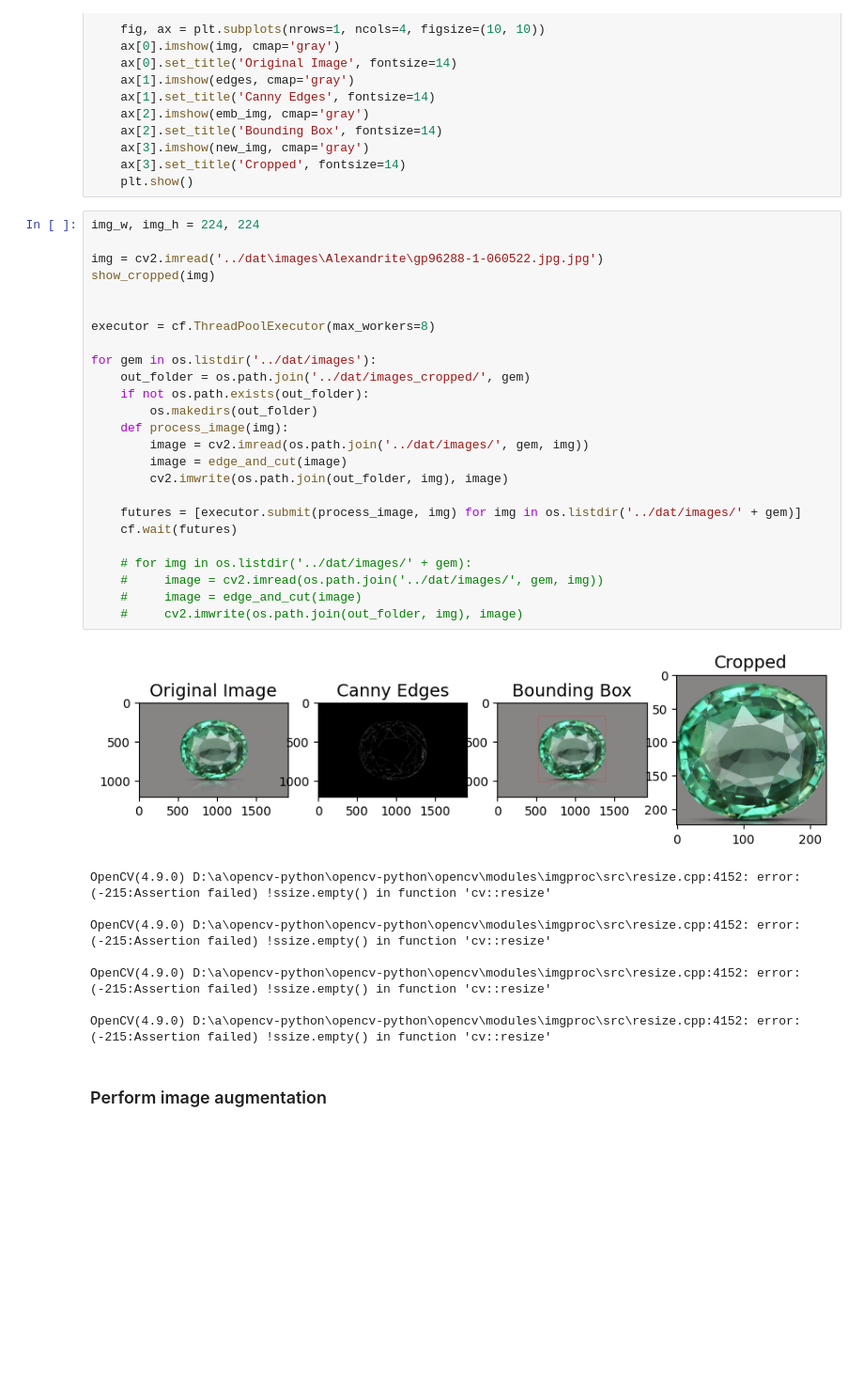
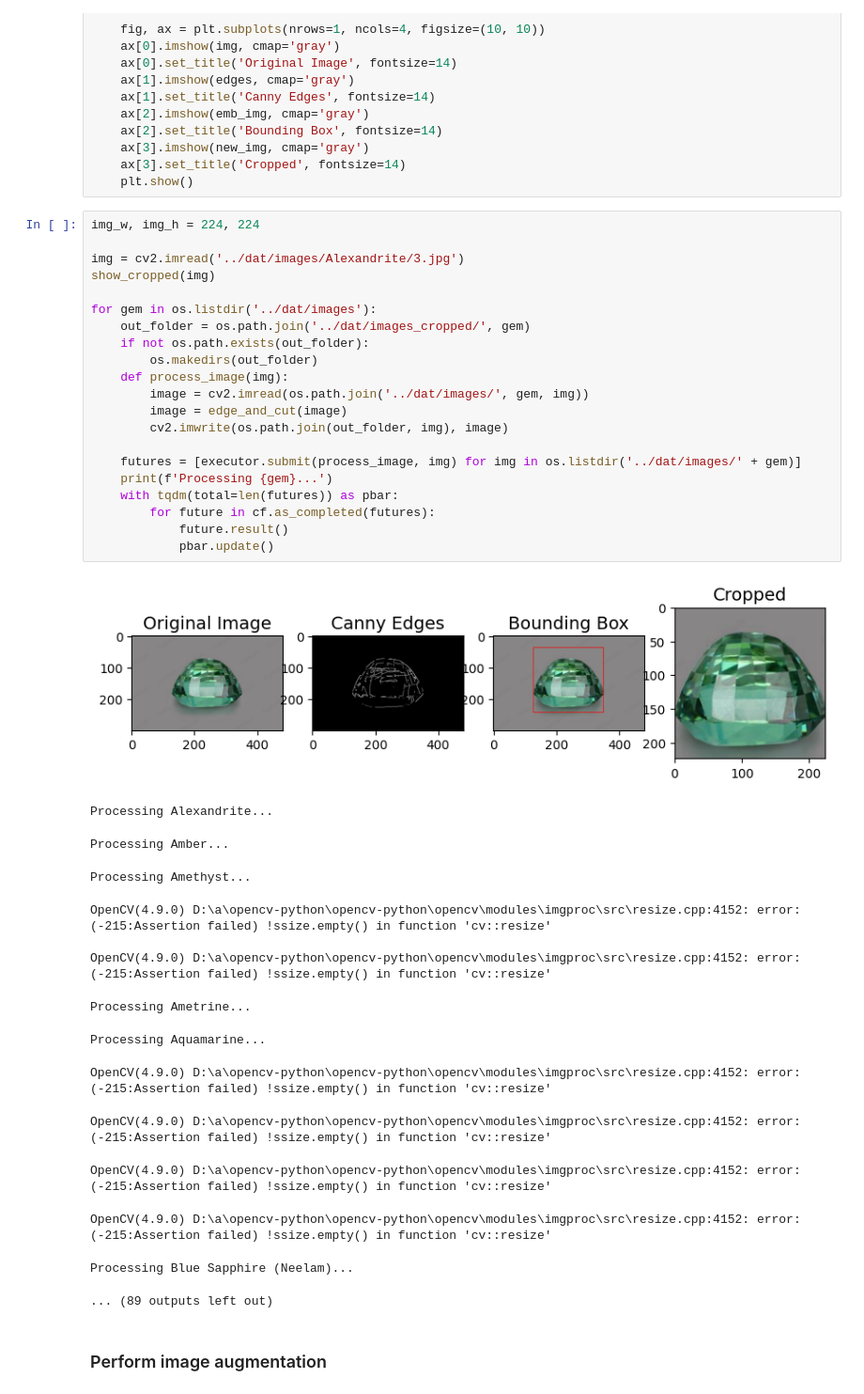
Before and after one commit to stedavkle/gemstone-classifier, a Jupyter notebook: src/02_Datapreparation.ipynb, the cells around one changed output. Shown: that part at 94% size. Cells and saved outputs as stored; diff of their text form; blank space fills up the shorter version.

```diff
--- a/src/02_Datapreparation.ipynb
+++ b/src/02_Datapreparation.ipynb
@@ -136,37 +148,40 @@ def show_cropped(img):
 # %%
 img_w, img_h = 224, 224
 
-img = cv2.imread('../dat\images\Alexandrite\gp96288-1-060522.jpg.jpg')
+img = cv2.imread('../dat/images/Alexandrite/3.jpg')
 show_cropped(img)
-
-
-executor = cf.ThreadPoolExecutor(max_workers=8)
 
 for gem in os.listdir('../dat/images'):
     out_folder = os.path.join('../dat/images_cropped/', gem)
     if not os.path.exists(out_folder):
         os.makedirs(out_folder)
     def process_image(img):
         image = cv2.imread(os.path.join('../dat/images/', gem, img))
         image = edge_and_cut(image)
         cv2.imwrite(os.path.join(out_folder, img), image)
 
     futures = [executor.submit(process_image, img) for img in os.listdir('../dat/images/' + gem)]
-    cf.wait(futures)
-
-    # for img in os.listdir('../dat/images/' + gem):
-    #     image = cv2.imread(os.path.join('../dat/images/', gem, img))
-    #     image = edge_and_cut(image)
-    #     cv2.imwrite(os.path.join(out_folder, img), image)
+    print(f'Processing {gem}...')
+    with tqdm(total=len(futures)) as pbar:
+        for future in cf.as_completed(futures):
+            future.result()
+            pbar.update()
 # %% [output]
-[figure, old version]
+[figure, new version]
-OpenCV(4.9.0) D:\a\opencv-python\opencv-python\opencv\modules\imgproc\src\resize.cpp:4152: error: (-215:Assertion failed) !ssize.empty() in function 'cv::resize'
-
-OpenCV(4.9.0) D:\a\opencv-python\opencv-python\opencv\modules\imgproc\src\resize.cpp:4152: error: (-215:Assertion failed) !ssize.empty() in function 'cv::resize'
-
-OpenCV(4.9.0) D:\a\opencv-python\opencv-python\opencv\modules\imgproc\src\resize.cpp:4152: error: (-215:Assertion failed) !ssize.empty() in function 'cv::resize'
-
-OpenCV(4.9.0) D:\a\opencv-python\opencv-python\opencv\modules\imgproc\src\resize.cpp:4152: error: (-215:Assertion failed) !ssize.empty() in function 'cv::resize'
+Processing Alexandrite...
+Processing Amber...
+Processing Amethyst...
+OpenCV(4.9.0) D:\a\opencv-python\opencv-python\opencv\modules\imgproc\src\resize.cpp:4152: error: (-215:Assertion failed) !ssize.empty() in function 'cv::resize'
+
+OpenCV(4.9.0) D:\a\opencv-python\opencv-python\opencv\modules\imgproc\src\resize.cpp:4152: error: (-215:Assertion failed) !ssize.empty() in function 'cv::resize'
+Processing Ametrine...
+Processing Aquamarine...
+OpenCV(4.9.0) D:\a\opencv-python\opencv-python\opencv\modules\imgproc\src\resize.cpp:4152: error: (-215:Assertion failed) !ssize.empty() in function 'cv::resize'
+OpenCV(4.9.0) D:\a\opencv-python\opencv-python\opencv\modules\imgproc\src\resize.cpp:4152: error: (-215:Assertion failed) !ssize.empty() in function 'cv::resize'
+OpenCV(4.9.0) D:\a\opencv-python\opencv-python\opencv\modules\imgproc\src\resize.cpp:4152: error: (-215:Assertion failed) !ssize.empty() in function 'cv::resize'
+OpenCV(4.9.0) D:\a\opencv-python\opencv-python\opencv\modules\imgproc\src\resize.cpp:4152: error: (-215:Assertion failed) !ssize.empty() in function 'cv::resize'
+Processing Blue Sapphire (Neelam)...
+... (89 outputs left out)
 # %% [markdown]
 ### Perform image augmentation
 # %%
```
Also changed, not shown: parts of 7 cells of this notebook, 4 other files.
